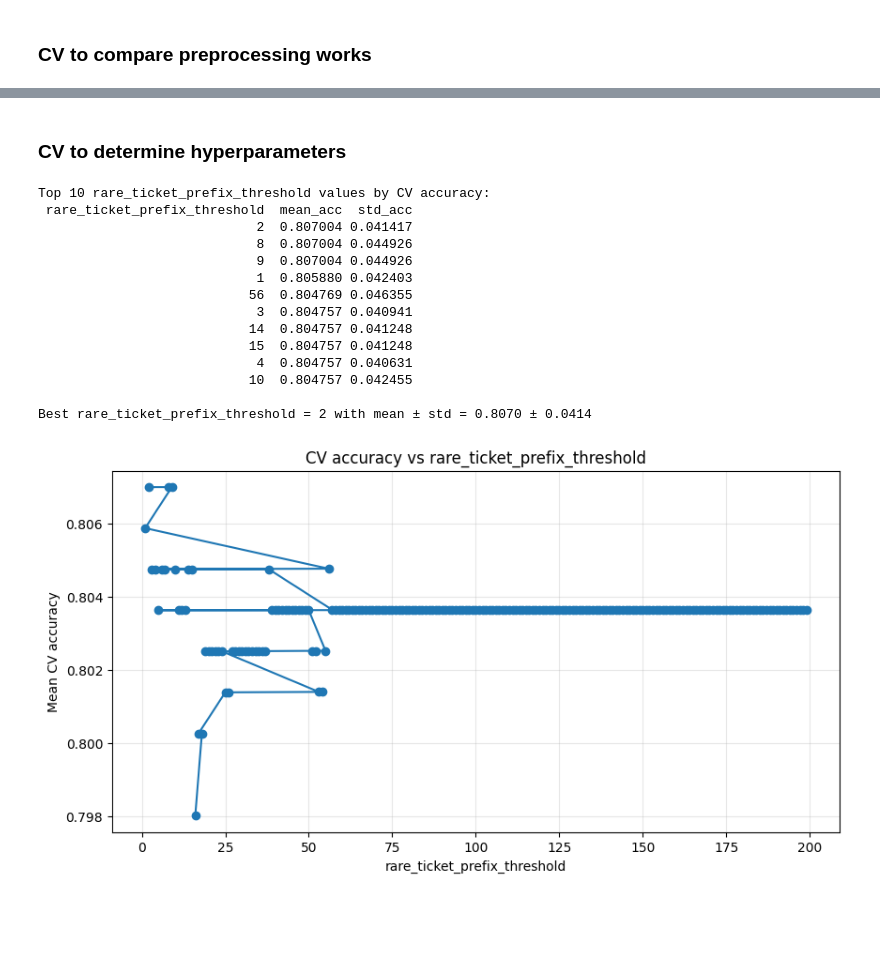
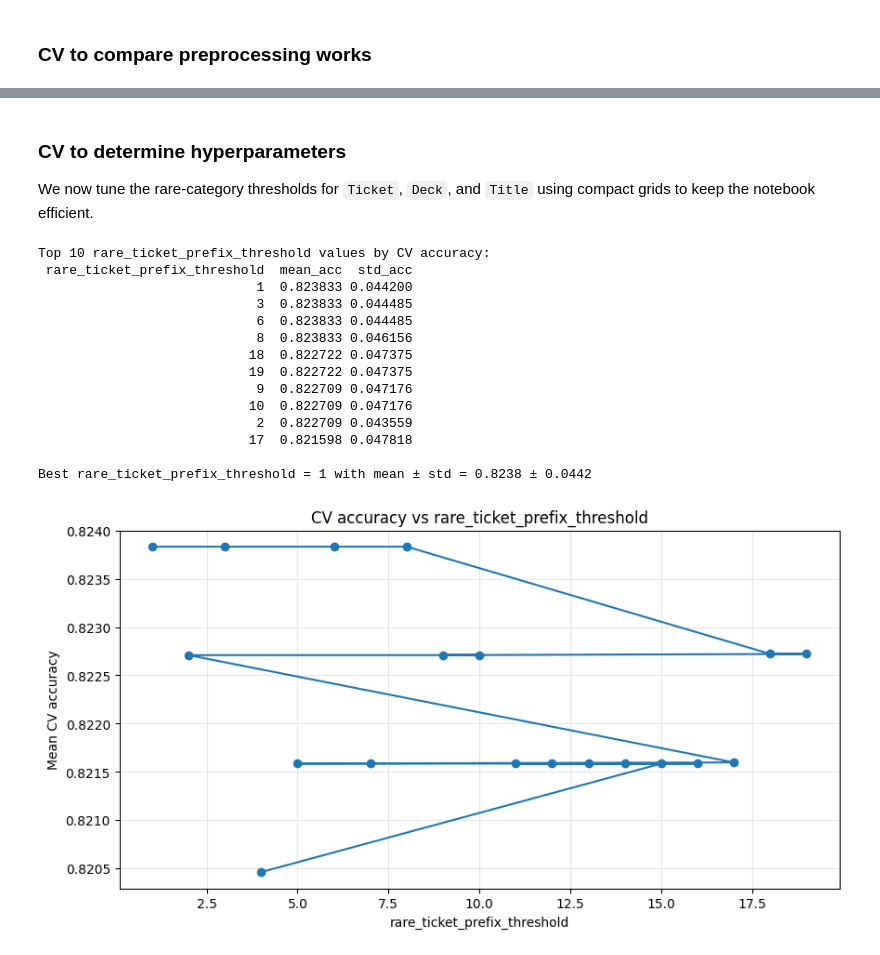
Before and after one commit to martinouks/isla_tp, a Jupyter notebook: TP3/TP3.ipynb, the cells around one changed output, grey strips where cells are left out. Cells and saved outputs as stored; diff of their text form; code cells hidden in the pictures; blank space fills up the shorter version.

```diff
--- a/TP3/TP3.ipynb
+++ b/TP3/TP3.ipynb
@@ -1057,8 +1064,10 @@ Gain vs baseline: +1.68 points
 # %% [markdown]
 ### CV to determine hyperparameters
+
+We now tune the rare-category thresholds for `Ticket`, `Deck`, and `Title` using compact grids to keep the notebook efficient.
 # %%
 # CV over rare_ticket_prefix_threshold, keeping Cabin and Age fixed.
-ticket_threshold_grid = list(range(1, 200))
+ticket_threshold_grid = list(range(1, 20))
 ticket_threshold_results = []
 
 for threshold in ticket_threshold_grid:
@@ -1073,44 +1082,44 @@ for threshold in ticket_threshold_grid:
         scoring="accuracy",
         n_jobs=-1,
     )
     ticket_threshold_results.append({
         "rare_ticket_prefix_threshold": threshold,
         "mean_acc": scores.mean(),
         "std_acc": scores.std(),
     })
 
 ticket_results_df = pd.DataFrame(ticket_threshold_results).sort_values(["mean_acc", "std_acc"], ascending=[False, True])
 best_ticket_row = ticket_results_df.iloc[0]
 
 print("Top 10 rare_ticket_prefix_threshold values by CV accuracy:")
 print(ticket_results_df.head(10).to_string(index=False))
 print(
     f"\nBest rare_ticket_prefix_threshold = {int(best_ticket_row['rare_ticket_prefix_threshold'])} "
     f"with mean ± std = {best_ticket_row['mean_acc']:.4f} ± {best_ticket_row['std_acc']:.4f}"
 )
 
 plt.figure(figsize=(10, 5))
 plt.plot(ticket_results_df["rare_ticket_prefix_threshold"], ticket_results_df["mean_acc"], marker="o")
 plt.xlabel("rare_ticket_prefix_threshold")
 plt.ylabel("Mean CV accuracy")
 plt.title("CV accuracy vs rare_ticket_prefix_threshold")
 plt.grid(True, alpha=0.3)
 plt.show()
 # %% [output]
 Top 10 rare_ticket_prefix_threshold values by CV accuracy:
  rare_ticket_prefix_threshold  mean_acc  std_acc
-                            2  0.807004 0.041417
-                            8  0.807004 0.044926
-                            9  0.807004 0.044926
-                            1  0.805880 0.042403
-                           56  0.804769 0.046355
-                            3  0.804757 0.040941
-                           14  0.804757 0.041248
-                           15  0.804757 0.041248
-                            4  0.804757 0.040631
-                           10  0.804757 0.042455
+                            1  0.823833 0.044200
+                            3  0.823833 0.044485
+                            6  0.823833 0.044485
+                            8  0.823833 0.046156
+                           18  0.822722 0.047375
+                           19  0.822722 0.047375
+                            9  0.822709 0.047176
+                           10  0.822709 0.047176
+                            2  0.822709 0.043559
+                           17  0.821598 0.047818
 
-Best rare_ticket_prefix_threshold = 2 with mean ± std = 0.8070 ± 0.0414
+Best rare_ticket_prefix_threshold = 1 with mean ± std = 0.8238 ± 0.0442
-[figure, old version]
+[figure, new version]
 # %%
 # CV over rare_deck_threshold, keeping Age and Ticket fixed.
```
Also changed, not shown: parts of 8 cells of this notebook.
